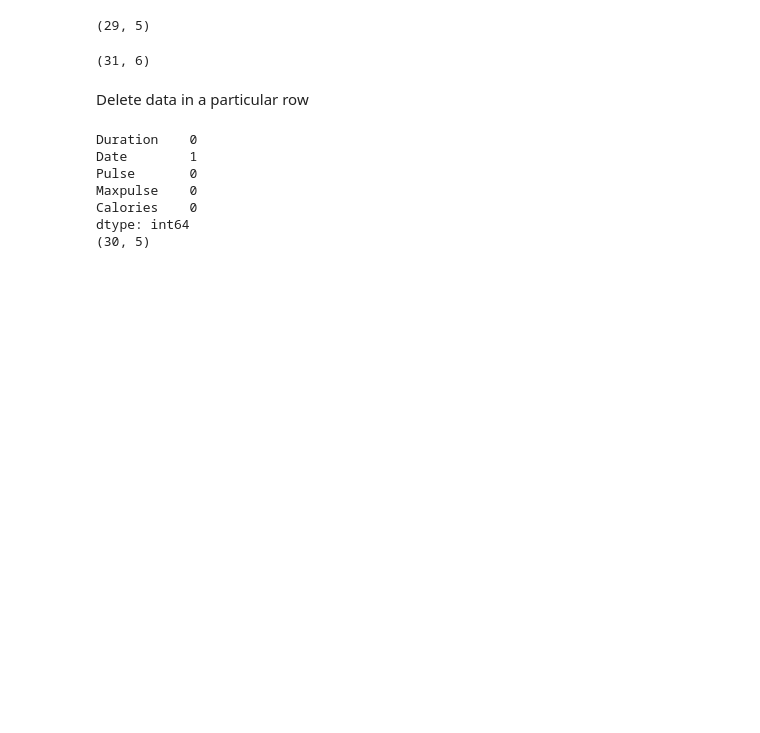
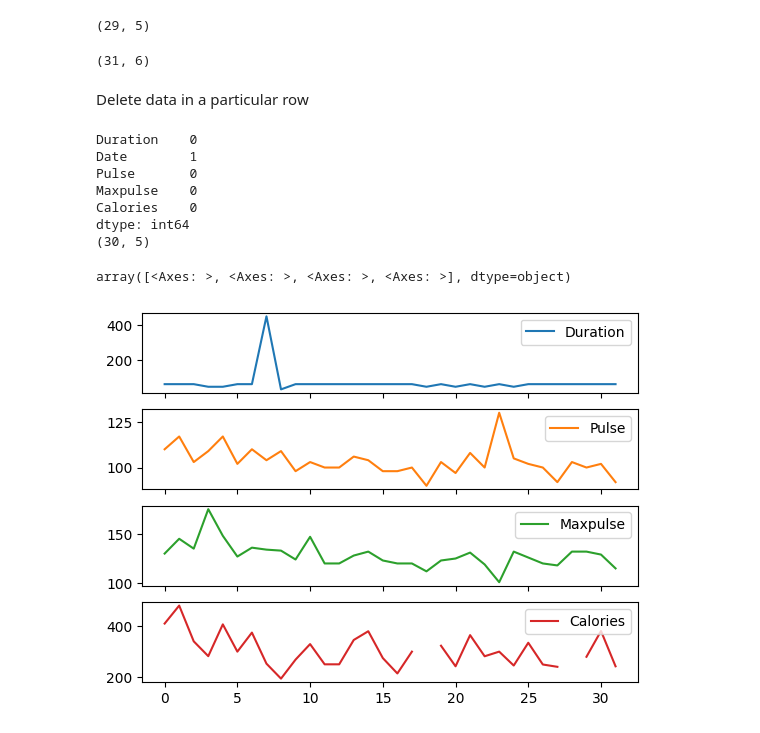
Before and after one commit to ask4semoy/tests, a Jupyter notebook: EDA.ipynb, the cells around one changed output. Saved outputs shown, nothing was run; the diff lists cells and outputs as text; code cells hidden in the pictures; blank space fills up the shorter version.

```diff
--- a/EDA.ipynb
+++ b/EDA.ipynb
@@ -2,7 +2,7 @@
 <a href="https://colab.research.google.com/github/ask4semoy/tests/blob/main/EDA.ipynb" target="_parent"><img src="https://colab.research.google.com/assets/colab-badge.svg" alt="Open In Colab"/></a>
 # %%
 import pandas as pd
-url = 'https://raw.githubusercontent.com/ask4semoy/tests/refs/heads/main/exercise_data.csv?token=GHSAT0AAAAAAC5JFVCJC4DQL7QAQ5VVOK7SZ4SPYPQ'
+url = 'https://raw.githubusercontent.com/ask4semoy/tests/refs/heads/main/exercise_data.csv?token=GHSAT0AAAAAAC5JFVCIXP2PMNZOD3PK33BYZ422JWA'
 data = pd.read_csv(url)
 data.head()
 # %% [output]
@@ -195,3 +195,8 @@ Maxpulse    0
 Calories    0
 dtype: int64
 (30, 5)
+# %%
+data.plot(kind="line", subplots=True)
+# %% [output]
+array([<Axes: >, <Axes: >, <Axes: >, <Axes: >], dtype=object)
+[figure, added]
```
